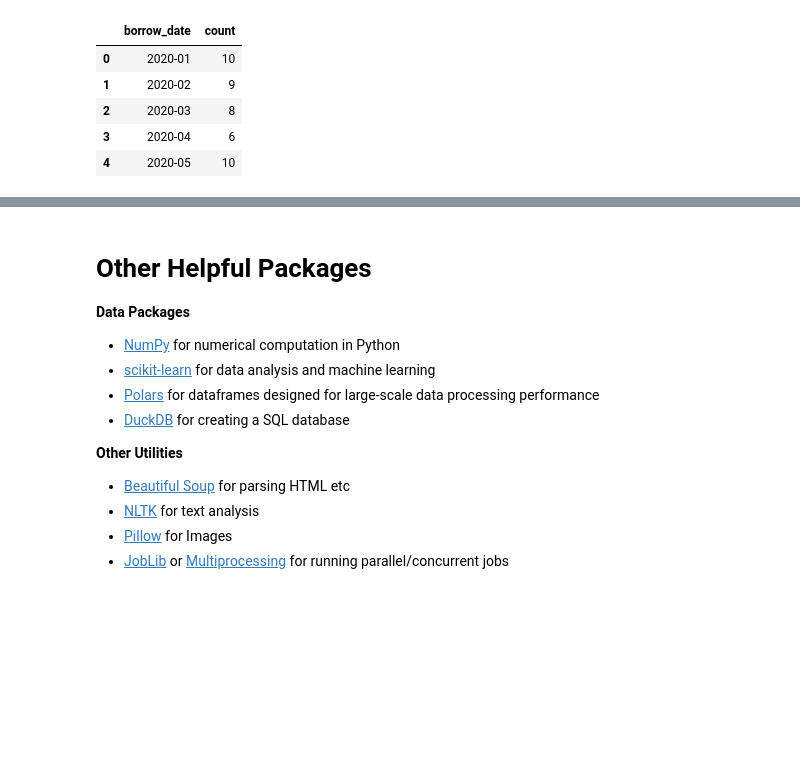
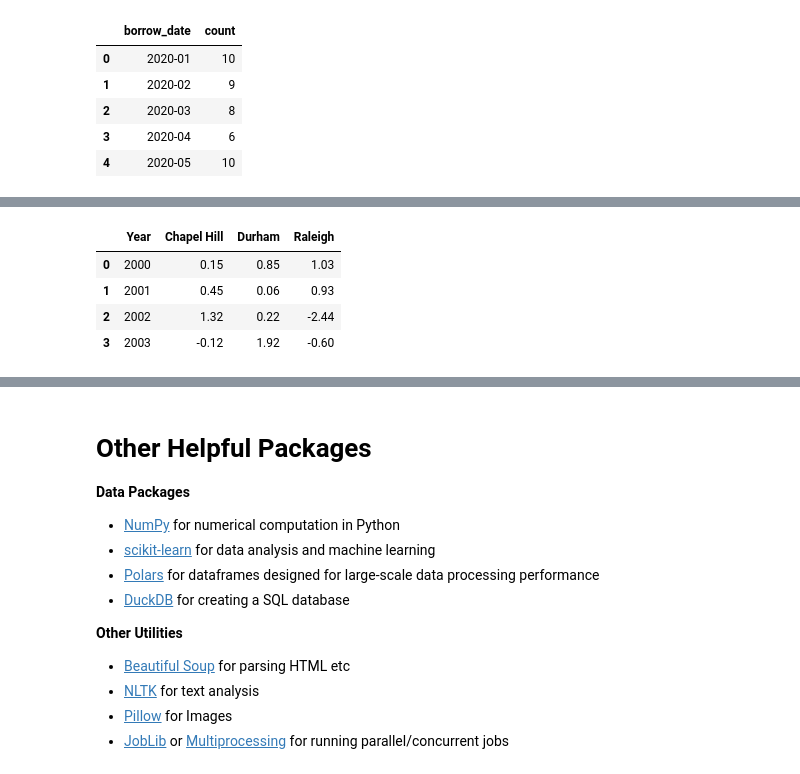
Before and after one commit to UNC-Libraries-data/Python, a Jupyter notebook: Data/Data.ipynb, the cells around one changed output, grey strips where cells are left out. Saved outputs shown, nothing was run; the diff lists cells and outputs as text; code cells hidden in the pictures; blank space fills up the shorter version.

```diff
--- a/Data/Data.ipynb
+++ b/Data/Data.ipynb
@@ -603,0 +785,11 @@ show(p)
+# %%
+wide_again = longer.pivot(index = "Year", columns = "City", values = "value")  #reset_index moves Year out of the index and back into the DataFrame proper
+wide_again = wide_again.reset_index(col_level=1).rename_axis(columns={"City":None})  #cleanup to remove axis names - not always necessary
+# %%
+wide_again
+# %% [output]
+|  | Year | Chapel Hill | Durham | Raleigh |
+| 0 | 2000 | 0.15 | 0.85 | 1.03 |
+| 1 | 2001 | 0.45 | 0.06 | 0.93 |
+| 2 | 2002 | 1.32 | 0.22 | -2.44 |
+| 3 | 2003 | -0.12 | 1.92 | -0.60 |
```
Also changed, not shown: parts of 51 cells of this notebook, 2 other files.
